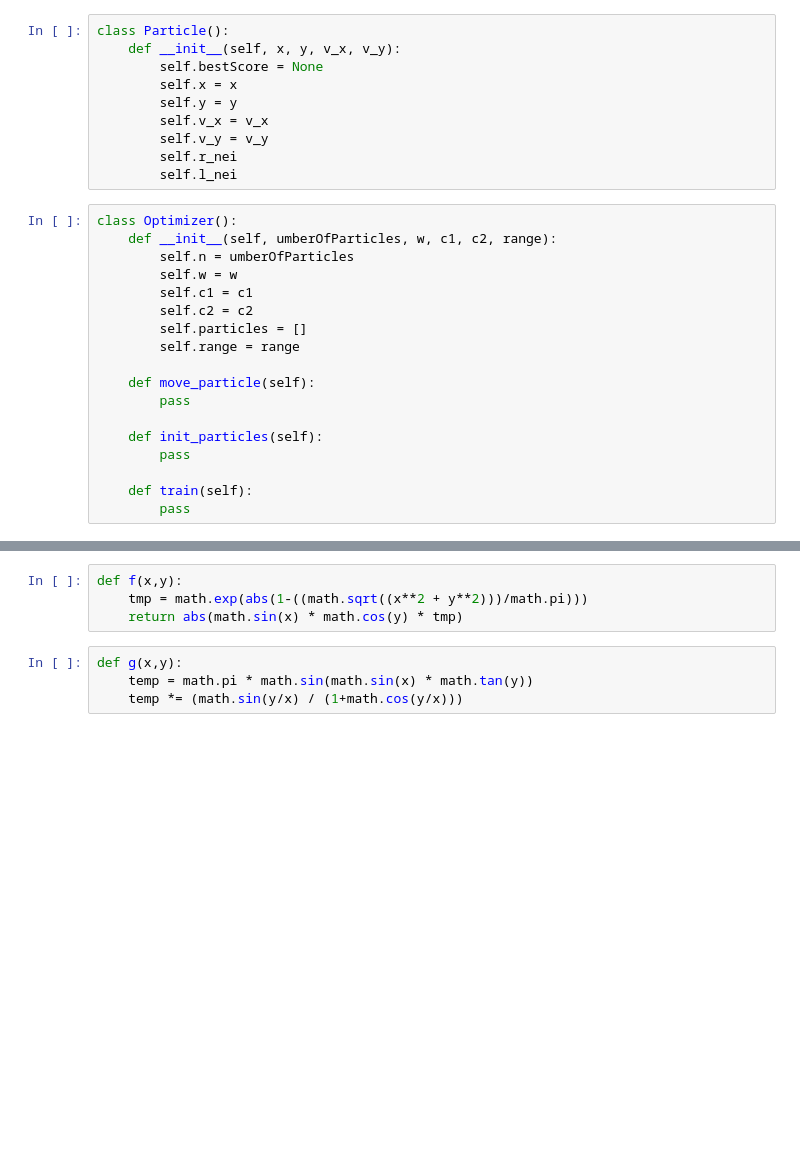
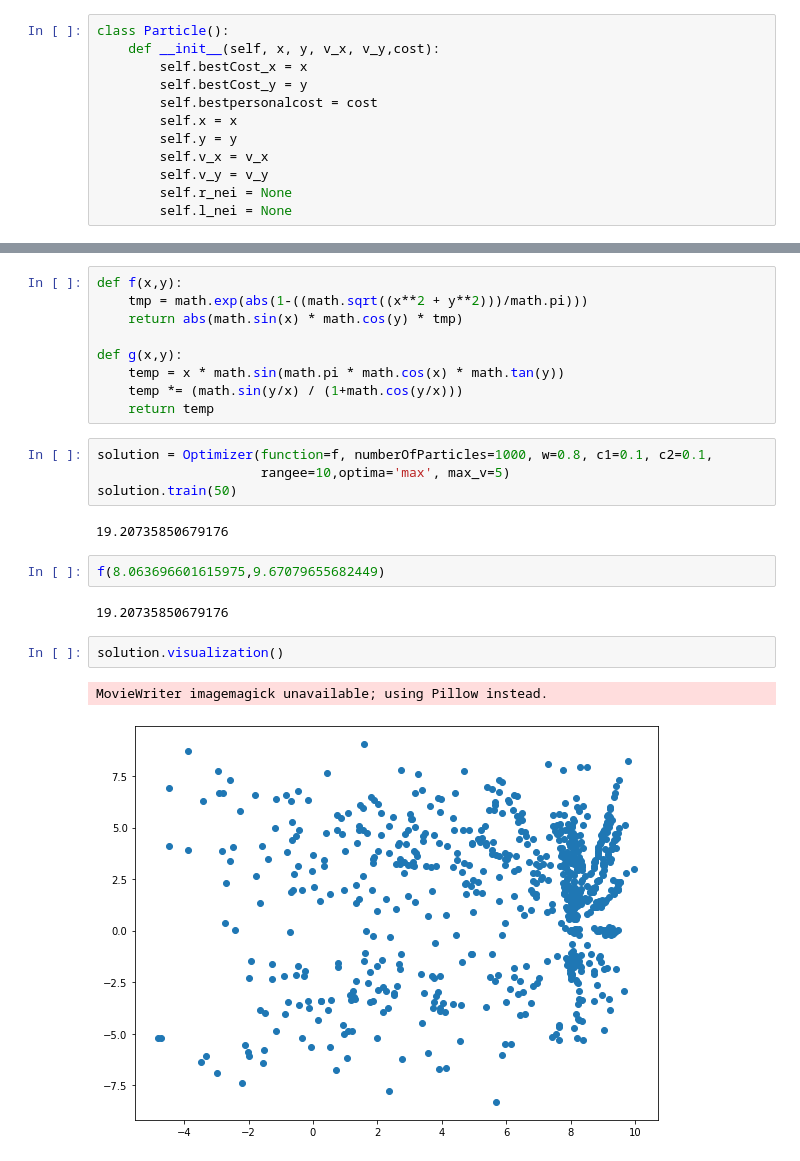
Before and after one commit to rayanf/Particle-Swarm-Intelligence, a Jupyter notebook: PSO.ipynb, the cells around one changed output, grey strips where cells are left out. Saved outputs shown, nothing was run; the diff lists cells and outputs as text; blank space fills up the shorter version.

```diff
--- a/PSO.ipynb
+++ b/PSO.ipynb
@@ -4,28 +8,12 @@ import numpy as np
 # %%
 class Particle():
-    def __init__(self, x, y, v_x, v_y):
-        self.bestScore = None
+    def __init__(self, x, y, v_x, v_y,cost):
+        self.bestCost_x = x
+        self.bestCost_y = y
+        self.bestpersonalcost = cost
         self.x = x
         self.y = y
         self.v_x = v_x
         self.v_y = v_y
-        self.r_nei
-        self.l_nei
+        self.r_nei = None
+        self.l_nei = None
-# %%
-class Optimizer():
-    def __init__(self, umberOfParticles, w, c1, c2, range):
-        self.n = umberOfParticles
-        self.w = w
-        self.c1 = c1
-        self.c2 = c2
-        self.particles = []
-        self.range = range
-
-    def move_particle(self):
-        pass
-
-    def init_particles(self):
-        pass
-
-    def train(self):
-        pass
@@ -33,7 +166,23 @@ class Optimizer():
 def f(x,y):
     tmp = math.exp(abs(1-((math.sqrt((x**2 + y**2)))/math.pi)))
     return abs(math.sin(x) * math.cos(y) * tmp)
+
+def g(x,y):
+    temp = x * math.sin(math.pi * math.cos(x) * math.tan(y))
+    temp *= (math.sin(y/x) / (1+math.cos(y/x)))
+    return temp
-# %%
-def g(x,y):
-    temp = math.pi * math.sin(math.sin(x) * math.tan(y))
-    temp *= (math.sin(y/x) / (1+math.cos(y/x)))
+# %%
+solution = Optimizer(function=f, numberOfParticles=1000, w=0.8, c1=0.1, c2=0.1,
+                     rangee=10,optima='max', max_v=5)
+solution.train(50)
+# %% [output]
+19.20735850679176
+# %%
+f(8.063696601615975,9.67079655682449)
+# %% [output]
+19.20735850679176
+# %%
+solution.visualization()
+# %% [output]
+MovieWriter imagemagick unavailable; using Pillow instead.
+[figure, added]
```
Also changed, not shown: parts of 6 cells of this notebook, 2 other files.
